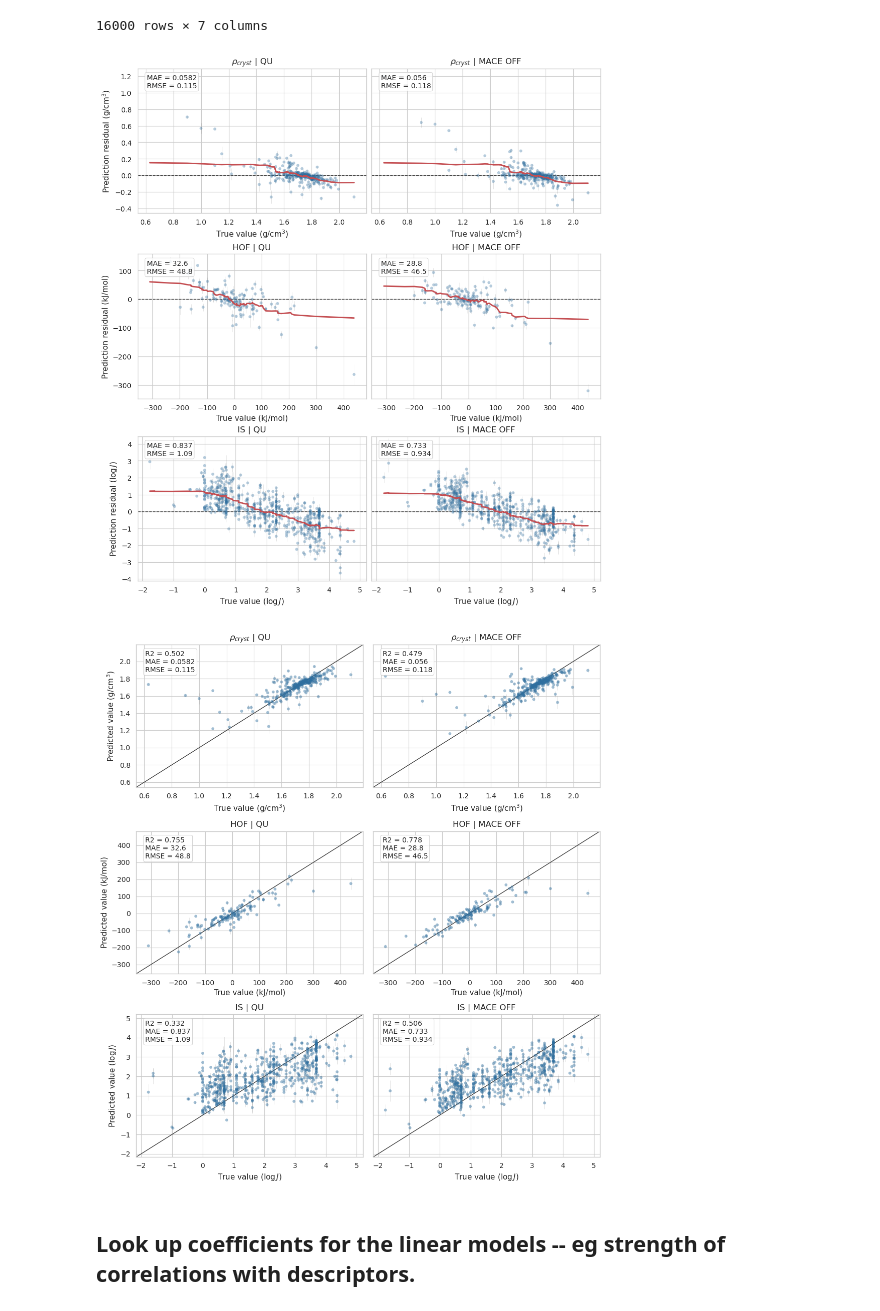
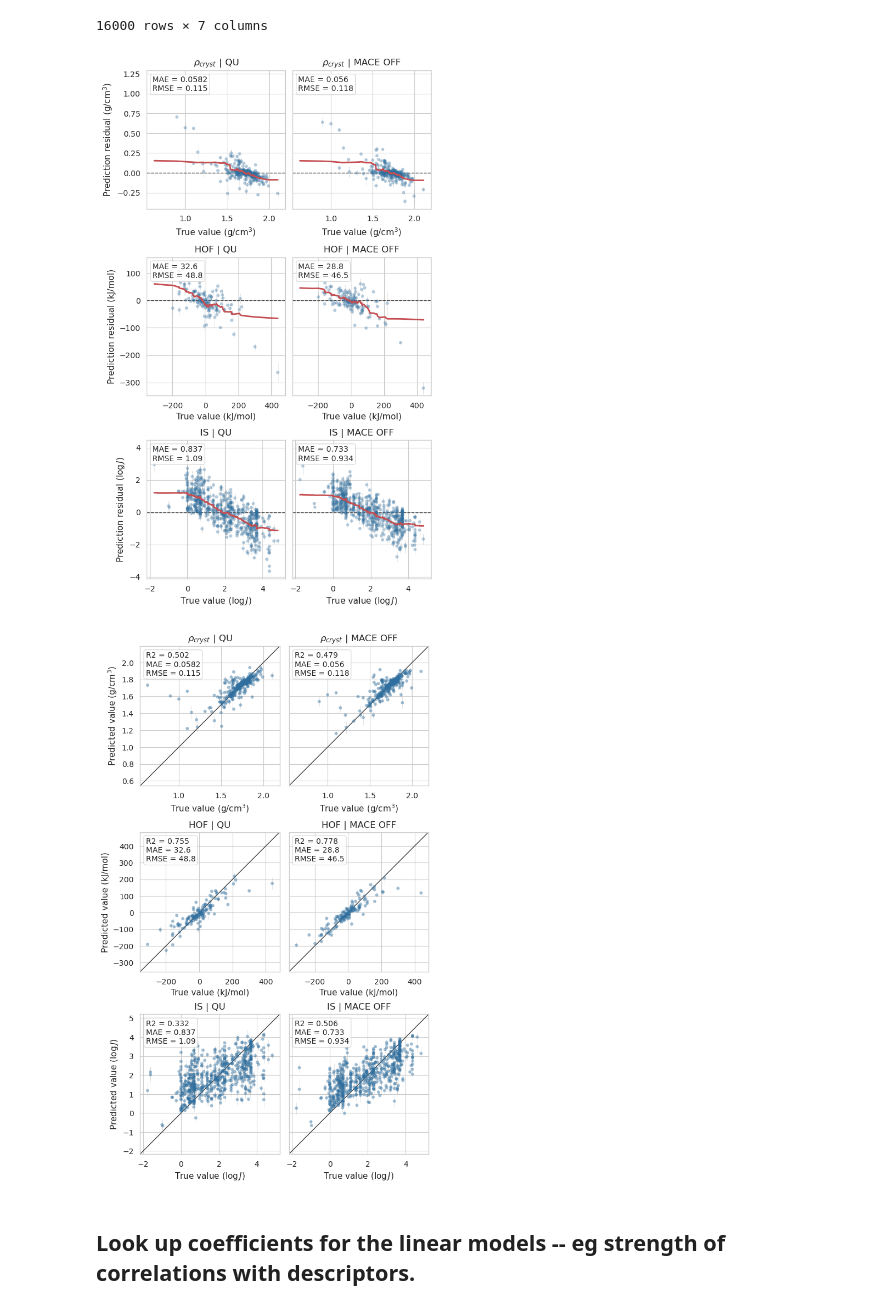
Before and after one commit to CABackman/fm-4-em, a Jupyter notebook: 06_NOTEBOOKS/04_results_processing.ipynb, the cells around one changed output. Cells and saved outputs as stored; diff of their text form; code cells hidden in the pictures.

Commit message:
resized parity and residual plots

```diff
--- a/06_NOTEBOOKS/04_results_processing.ipynb
+++ b/06_NOTEBOOKS/04_results_processing.ipynb
@@ -715,30 +715,30 @@ predictions_df
 # %%
 import importlib
 import xgb_prediction_plots
 importlib.reload(xgb_prediction_plots)
 
 from xgb_prediction_plots import (
     aggregate_seed_predictions,
     plot_residual_grid,
     plot_parity_grid,
 )
 
 predictions_agg = aggregate_seed_predictions(predictions_df)
 predictions_agg.head()
 
-fig = plot_residual_grid(predictions_df, show_pred_std=True, use_aggregated=True)
+fig = plot_residual_grid(predictions_df, show_pred_std=True, use_aggregated=True, figsize=(6, 10))
 # %% [output]
-[figure, old version]
+[figure, new version]
 # %%
 fig = plot_parity_grid(
     predictions_df,
     use_aggregated=True,
     color_by=None,
     show_pred_std=True,
-    figsize=(10, 11),
+    figsize=(6, 10),
 )
 # %% [output]
-[figure, old version]
+[figure, new version]
 # %% [markdown]
 ## Look up coefficients for the linear models -- eg strength of correlations with descriptors.
 # %%
```
Also changed, not shown: 4 other files.
